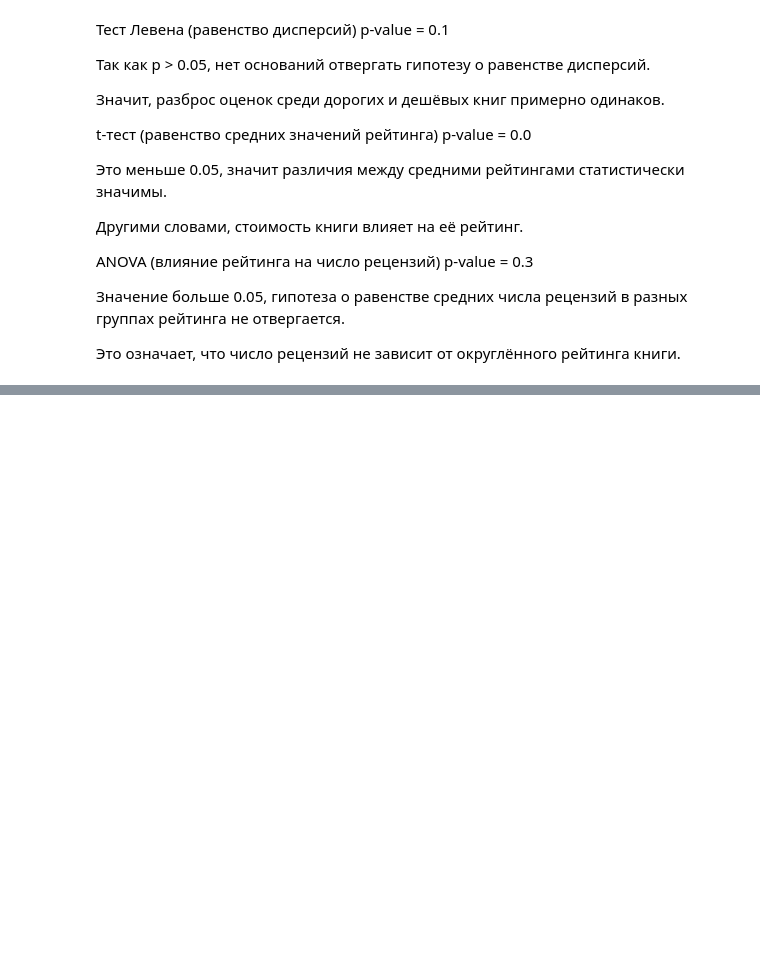
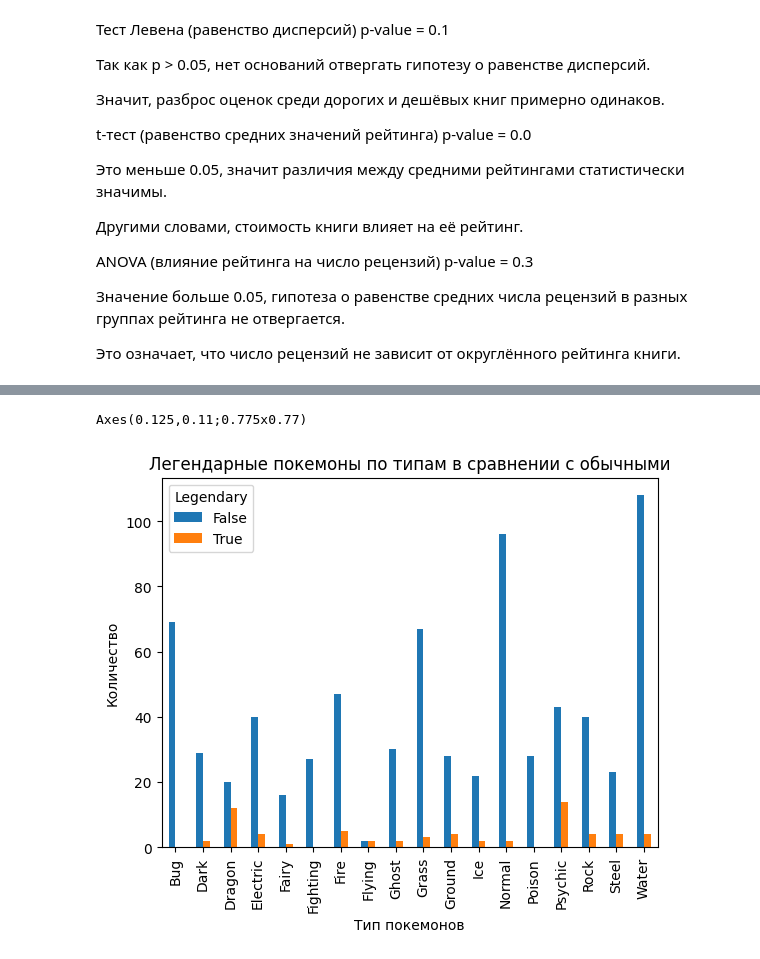
Before and after one commit to KazGet/Yandex_smallpandas_course, a Jupyter notebook: easy_pandas.ipynb, the cells around one changed output, grey strips where cells are left out. Saved outputs shown, nothing was run; the diff lists cells and outputs as text; code cells hidden in the pictures; blank space fills up the shorter version.

```diff
--- a/easy_pandas.ipynb
+++ b/easy_pandas.ipynb
@@ -220,0 +186,50 @@ Talklife 10.0
+# %%
+#@title 4 Task
+import matplotlib.pyplot as plt
+
+df = pd.read_csv("/content/PokemonData.csv")
+"""
+Давайте попробуем визуализировать диапазон атаки покемонов, чтобы узнать пропорции «сильных» и «слабых».
+ А также понять, какова примерная мода значений. В используемой базе данных переменная именуется Attack.
+"""
+# plt.hist(df["Attack"])
+# plt.show()
+
+"""
+Давайте теперь попробуем отразить две шкалы на одном графике. Посмотрим, насколько сильно отличается распределения обычной атаки покемона
+и его специальной атаки.
+Правда ли, что специальная атака мощнее обычной базовой атаки? Показатели специальной атаки записаны в переменной SpAtk.
+"""
+
+# plt.hist(df["Attack"], alpha=0.5, label = 'Обычная атака')
+# plt.hist(df["SpAtk"], alpha=0.5, label="Специальная атака")
+# plt.xlabel('Мощность атаки')
+# plt.ylabel('Количество покемонов')
+# plt.legend()
+# plt.show()
+
+"""
+Взглянем на соотношение стандартной атаки и стандартной защиты покемонов. Правда ли, что чем покемон сильнее, тем больше его защита?
+Постройте точечную диаграмму, чтобы проверить это. Переменная с характеристикой атаки: 'Attack'. Переменная с характеристикой защиты: 'Defense'.
+"""
+# plt.scatter(df['Attack'], df['Defense'], alpha=0.3)
+# plt.show()
+
+"""
+Визуализируем частоту наблюдений по типам покемонов. Информация о типаже покемона заложена в переменной 'Type1'.
+Отразим частоту наблюдений по категориям с помощью столбчатой диаграммы.
+"""
+# df['Type1'].value_counts().plot(kind='bar')
+# plt.show()
+
+"""
+Давайте внутри функции plot() переименуем оси и добавим название, чтобы было понятно, о чем наша визуализация.
+За это отвечают параметры xlabel, ylabel, title. Пусть название оси Х будет "Тип покемонов", оси Y — "Количество",
+а название –"Легендарные покемоны по типам в сравнении с обычными".
+"""
+print(df.groupby('Legendary')['Type1'].value_counts().unstack(0).plot(
+    kind='bar', xlabel = 'Тип покемонов', ylabel = 'Количество', title = 'Легендарные покемоны по типам в сравнении с обычными'
+    ))
+# %% [output]
+Axes(0.125,0.11;0.775x0.77)
+[figure, added]
```
Also changed, not shown: parts of 3 cells of this notebook.
